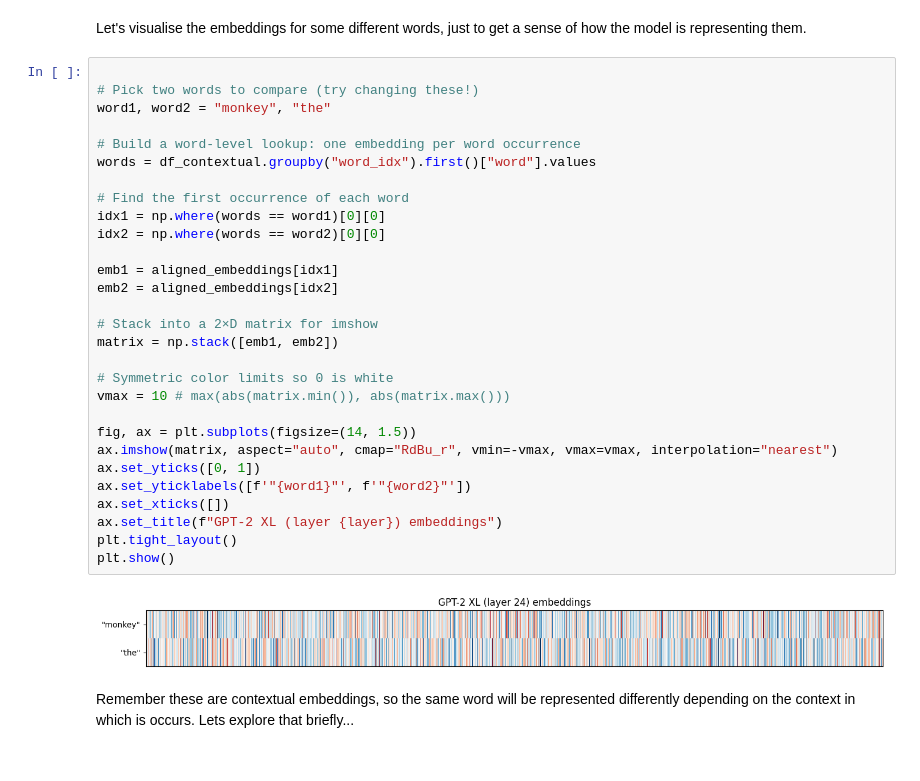
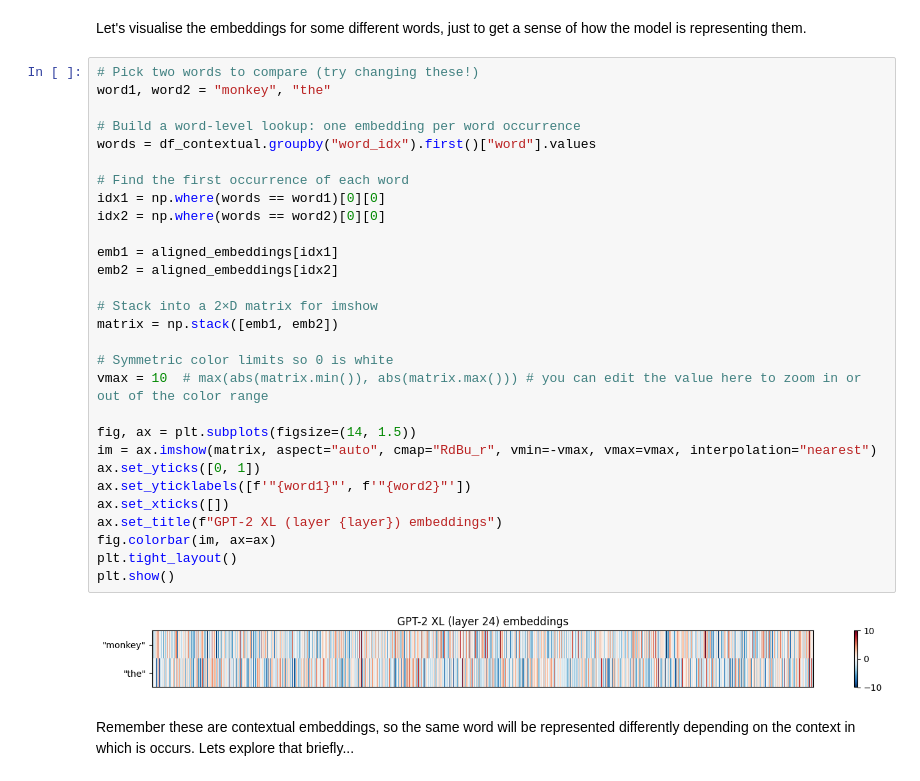
Before and after one commit to bootstrapbill/encoding_model_tutorial, a Jupyter notebook: notebooks/encoding_tutorial.ipynb, the cells around one changed output. Saved outputs shown, nothing was run; the diff lists cells and outputs as text.

```diff
--- a/notebooks/encoding_tutorial.ipynb
+++ b/notebooks/encoding_tutorial.ipynb
@@ -155,36 +169,36 @@ df_word.head()
 # %% [markdown]
 Let's visualise the embeddings for some different words, just to get a sense of how the model is representing them.
 # %%
-
 # Pick two words to compare (try changing these!)
 word1, word2 = "monkey", "the"
 
 # Build a word-level lookup: one embedding per word occurrence
 words = df_contextual.groupby("word_idx").first()["word"].values
 
 # Find the first occurrence of each word
 idx1 = np.where(words == word1)[0][0]
 idx2 = np.where(words == word2)[0][0]
 
 emb1 = aligned_embeddings[idx1]
 emb2 = aligned_embeddings[idx2]
 
 # Stack into a 2×D matrix for imshow
 matrix = np.stack([emb1, emb2])
 
 # Symmetric color limits so 0 is white
-vmax = 10 # max(abs(matrix.min()), abs(matrix.max()))
+vmax = 10  # max(abs(matrix.min()), abs(matrix.max())) # you can edit the value here to zoom in or out of the color range
 
 fig, ax = plt.subplots(figsize=(14, 1.5))
-ax.imshow(matrix, aspect="auto", cmap="RdBu_r", vmin=-vmax, vmax=vmax, interpolation="nearest")
+im = ax.imshow(matrix, aspect="auto", cmap="RdBu_r", vmin=-vmax, vmax=vmax, interpolation="nearest")
 ax.set_yticks([0, 1])
 ax.set_yticklabels([f'"{word1}"', f'"{word2}"'])
 ax.set_xticks([])
 ax.set_title(f"GPT-2 XL (layer {layer}) embeddings")
+fig.colorbar(im, ax=ax)
 plt.tight_layout()
 plt.show()
 # %% [output]
-[figure, old version]
+[figure, new version]
 # %% [markdown]
 Remember these are contextual embeddings, so the same word will be represented differently depending on the context in which is occurs. Lets explore that briefly...
 # %%
```
Also changed, not shown: parts of 38 cells of this notebook.
